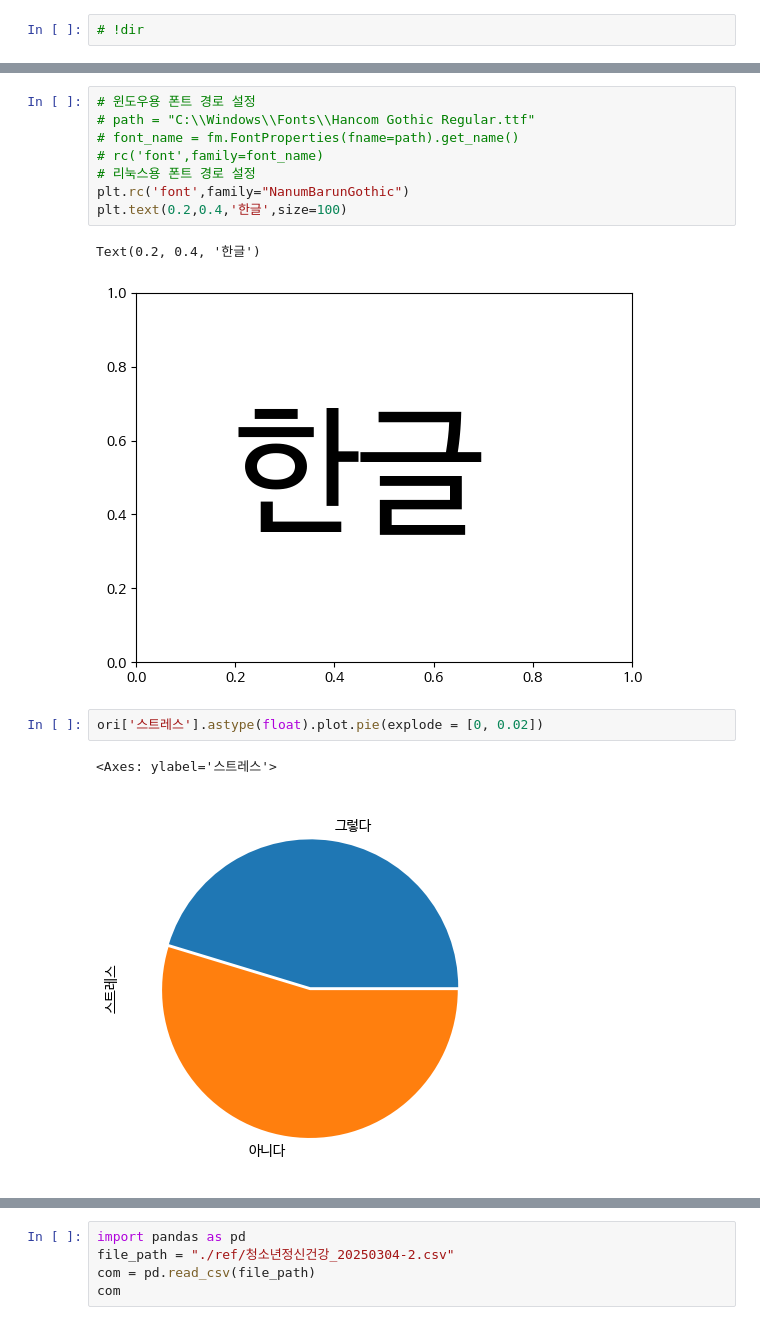
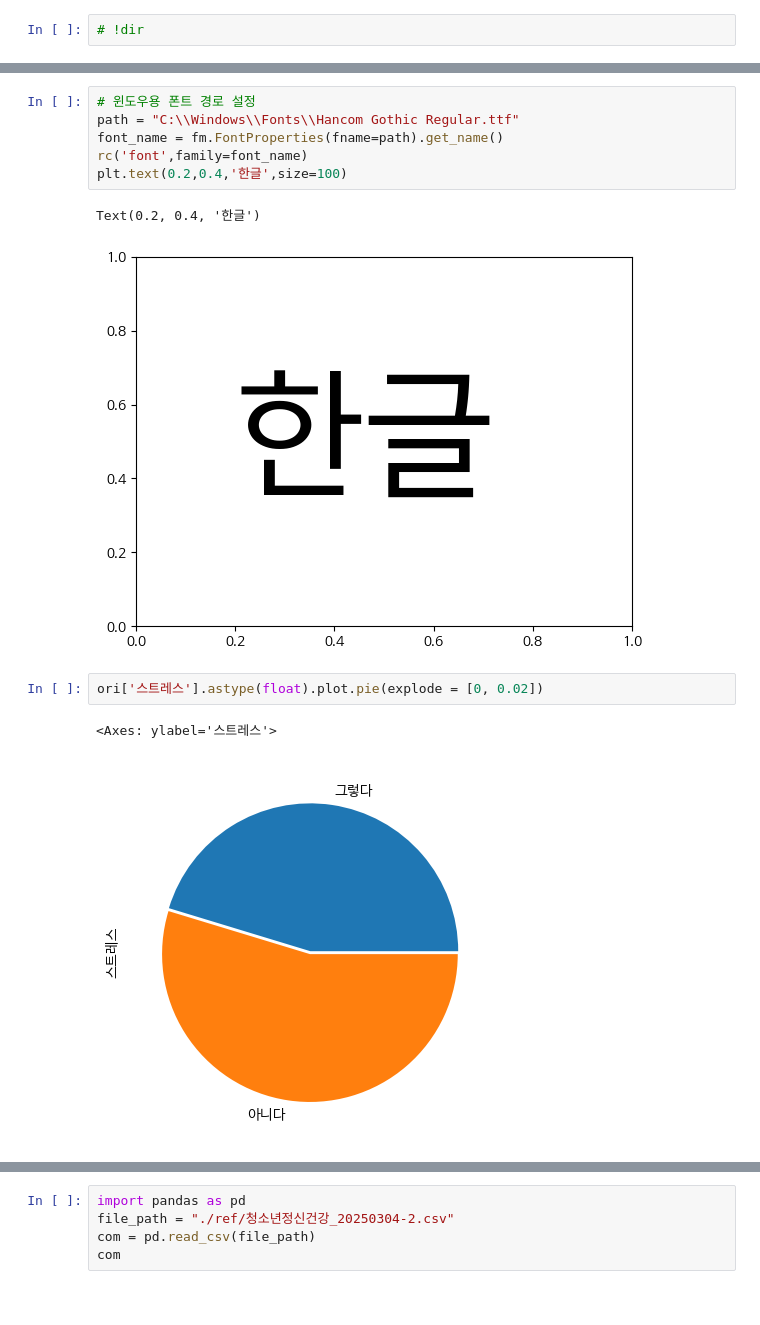
Before and after one commit to leeyb12/python1, a Jupyter notebook: py11_청소년정신건강분석.ipynb, the cells around one changed output, grey strips where cells are left out. Saved outputs shown, nothing was run; the diff lists cells and outputs as text.

```diff
--- a/py11_청소년정신건강분석.ipynb
+++ b/py11_청소년정신건강분석.ipynb
@@ -72,19 +72,17 @@ fontlist
 # %%
 # 윈도우용 폰트 경로 설정
-# path = "C:\\Windows\\Fonts\\Hancom Gothic Regular.ttf"
-# font_name = fm.FontProperties(fname=path).get_name()
-# rc('font',family=font_name)
-# 리눅스용 폰트 경로 설정
-plt.rc('font',family="NanumBarunGothic")
+path = "C:\\Windows\\Fonts\\Hancom Gothic Regular.ttf"
+font_name = fm.FontProperties(fname=path).get_name()
+rc('font',family=font_name)
 plt.text(0.2,0.4,'한글',size=100)
 # %% [output]
 Text(0.2, 0.4, '한글')
-[figure, old version]
+[figure, new version]
 # %%
 ori['스트레스'].astype(float).plot.pie(explode = [0, 0.02])
 # %% [output]
 <Axes: ylabel='스트레스'>
-[figure, old version]
+[figure, new version]
 # %%
 fig, ax = plt.subplots(2,3,figsize=(10,8))
 
```
Also changed, not shown: parts of 4 cells of this notebook, 30 other files.
